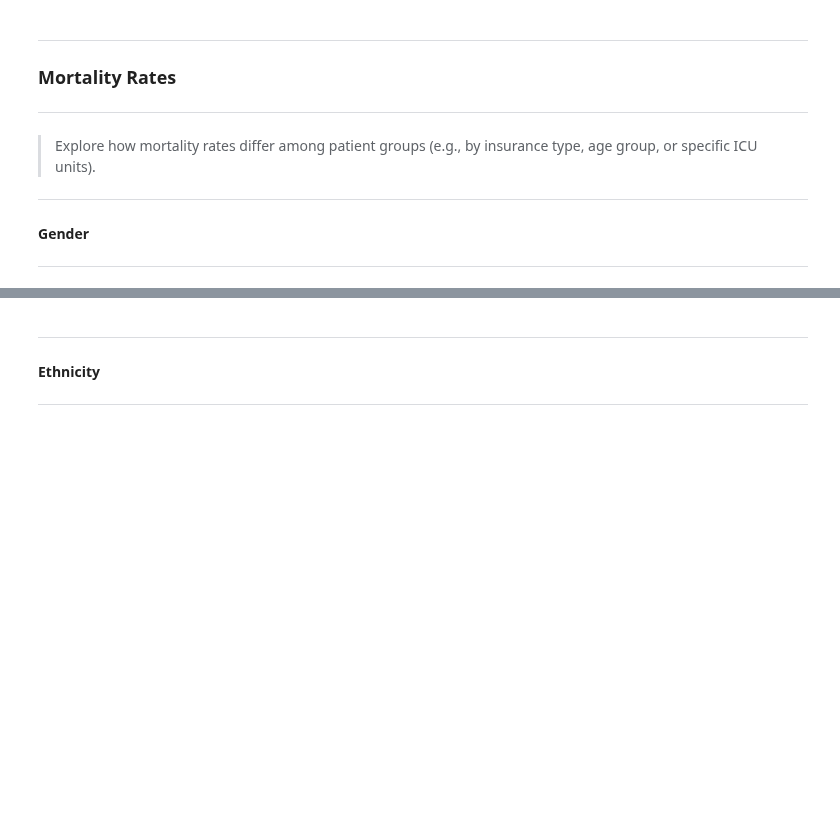
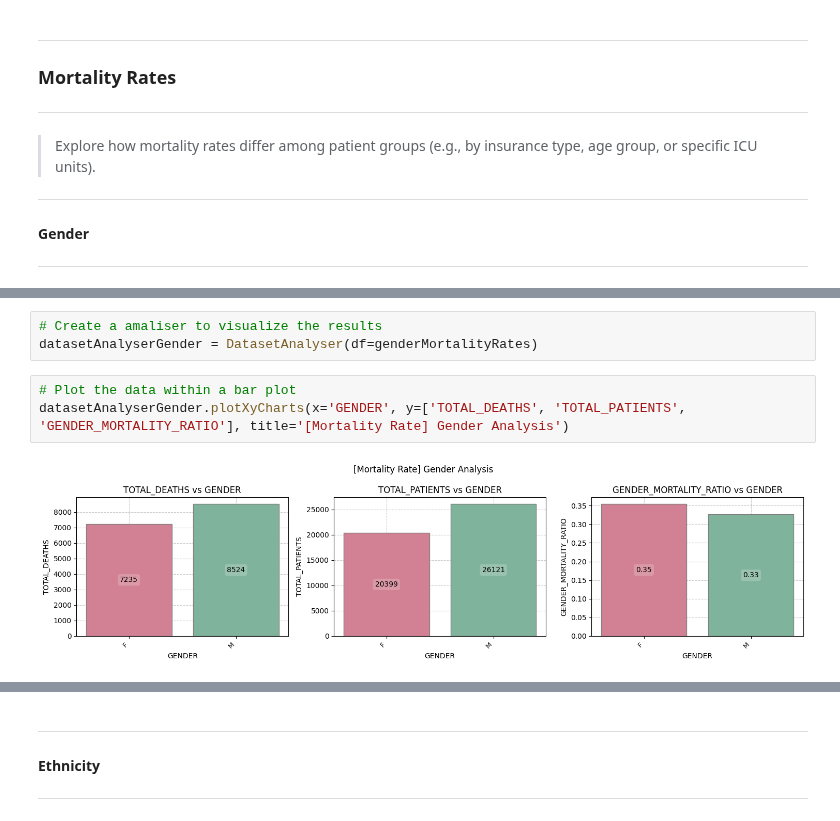
Before and after one commit to EstevesX10/LSDS-Machine-Learning-Pipeline, a Jupyter notebook: Machine-Learning-Pipeline/Machine-Learning-Pipeline.ipynb, the cells around one changed output, grey strips where cells are left out. Cells and saved outputs as stored; diff of their text form; blank space fills up the shorter version.

Commit message:
Fixed some Queries and added some more plots

```diff
--- a/Machine-Learning-Pipeline/Machine-Learning-Pipeline.ipynb
+++ b/Machine-Learning-Pipeline/Machine-Learning-Pipeline.ipynb
@@ -731,0 +737,8 @@ genderMortalityRates.head()
+# %%
+# Create a amaliser to visualize the results
+datasetAnalyserGender = DatasetAnalyser(df=genderMortalityRates)
+# %%
+# Plot the data within a bar plot
+datasetAnalyserGender.plotXyCharts(x='GENDER', y=['TOTAL_DEATHS', 'TOTAL_PATIENTS', 'GENDER_MORTALITY_RATIO'], title='[Mortality Rate] Gender Analysis')
+# %% [output]
+[figure, added]
```
Also changed, not shown: parts of 15 cells of this notebook.
